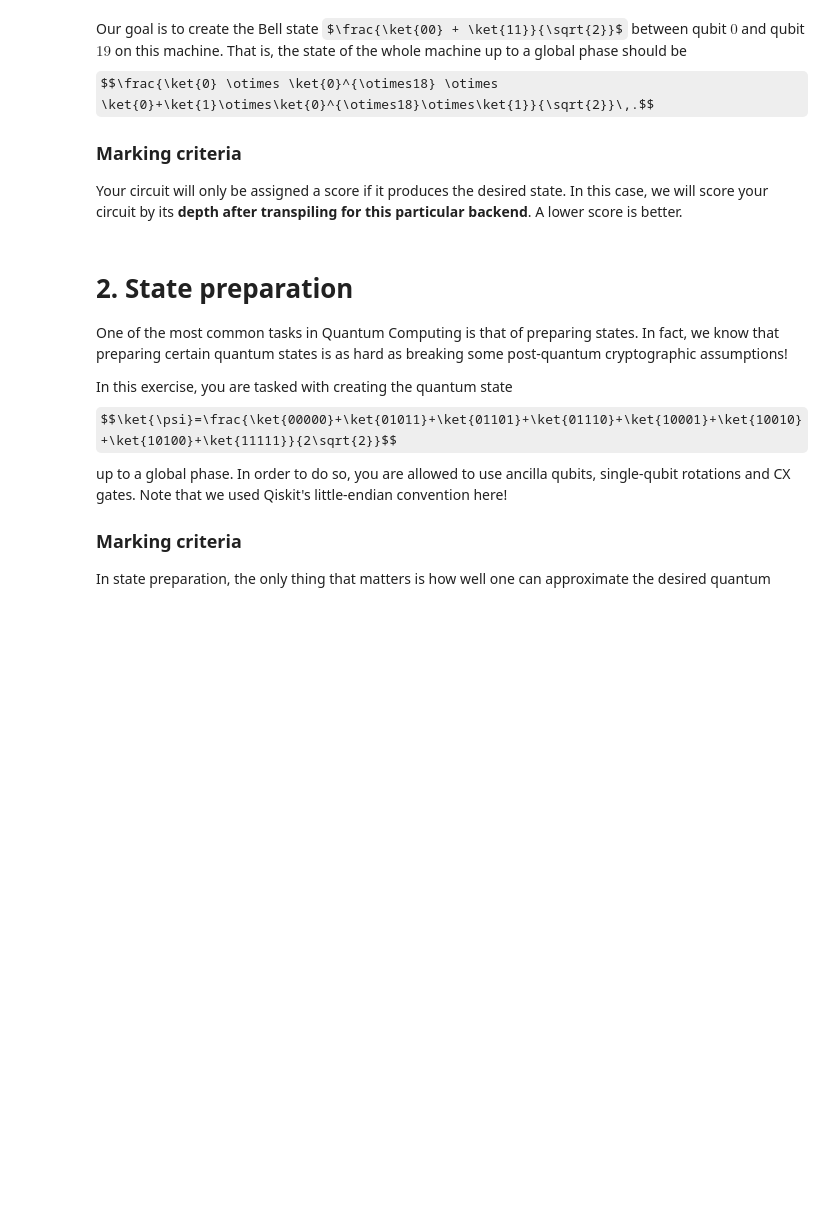
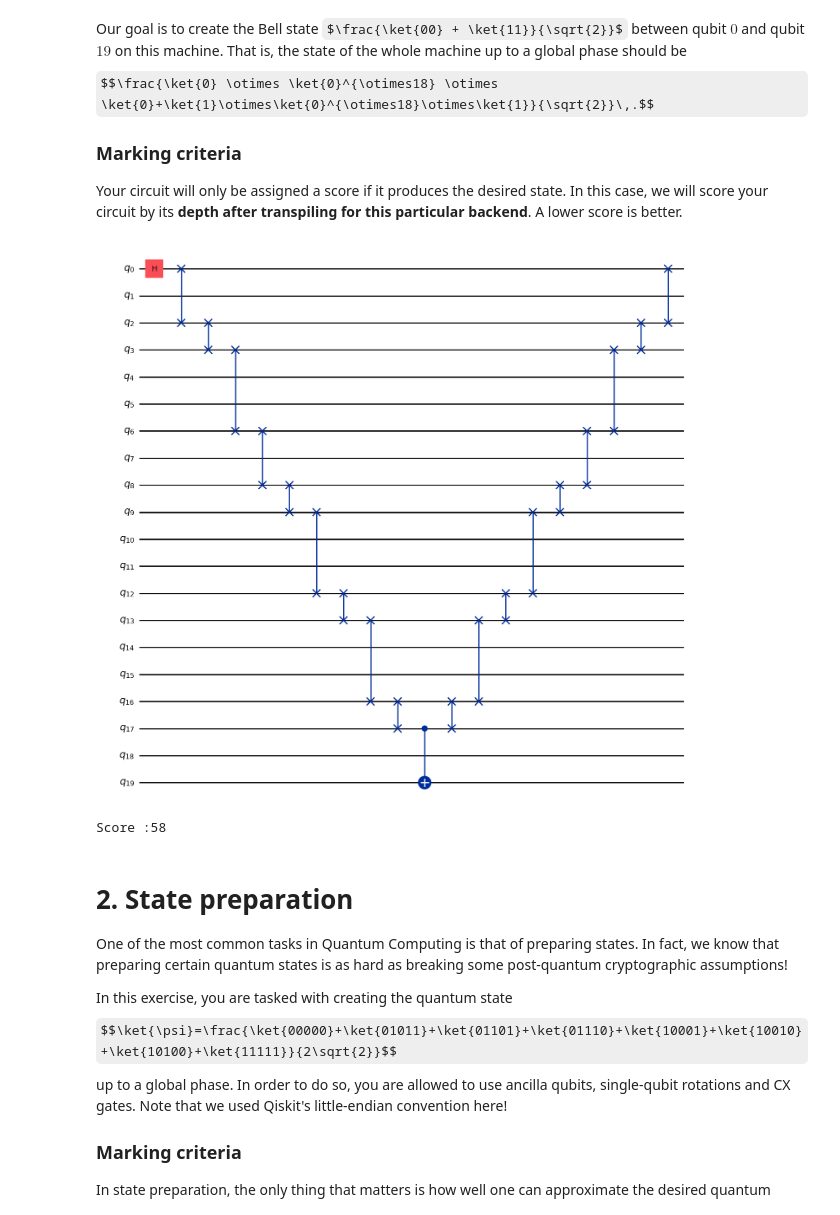
Before and after one commit to chaotiquetaurus/hackaton_interesemestre2, a Jupyter notebook: Sandbox/Question_omar.ipynb, the cells around one changed output. Drawn from its saved outputs; the diff is of its cells as text; code cells hidden in the pictures; some formulas as TeX source; blank space fills up the shorter version.

```diff
--- a/Sandbox/Question_omar.ipynb
+++ b/Sandbox/Question_omar.ipynb
@@ -85,10 +85,17 @@ Your circuit will only be assigned a score if it produces the desired state. In
 # %%
 # SUBMISSION CELL
 from qiskit import QuantumCircuit
-
+path= [0,2,3,6,8,9,12,13,16,17,19]
 qc = QuantumCircuit(20)
-# YOUR CODE HERE
-# ...
+qc.h(0)
+for i in range(len(path)-2):
+    qc.swap(path[i],path[i+1])
+qc.cx(17,19)
+for i in range(len(path)-2,0,-1):
+    qc.swap(path[i],path[i-1])
+qc.draw("mpl")
+# %% [output]
+[figure, added]
 # %%
 # SCORING CELL
 
@@ -117,7 +124,9 @@ def test_cnot_optimization(qc: QuantumCircuit, check_correctness=True) -> int:
 
     return pm.run(qc).depth()
 
-print(f"Score :{test_cnot_optimization(qc, True)}".)
+print(f"Score :{test_cnot_optimization(qc, True)}")
+# %% [output]
+Score :58
 # %% [markdown]
 # 2. State preparation
 
```
Also changed, not shown: parts of 1 cell of this notebook, 1 other file.
